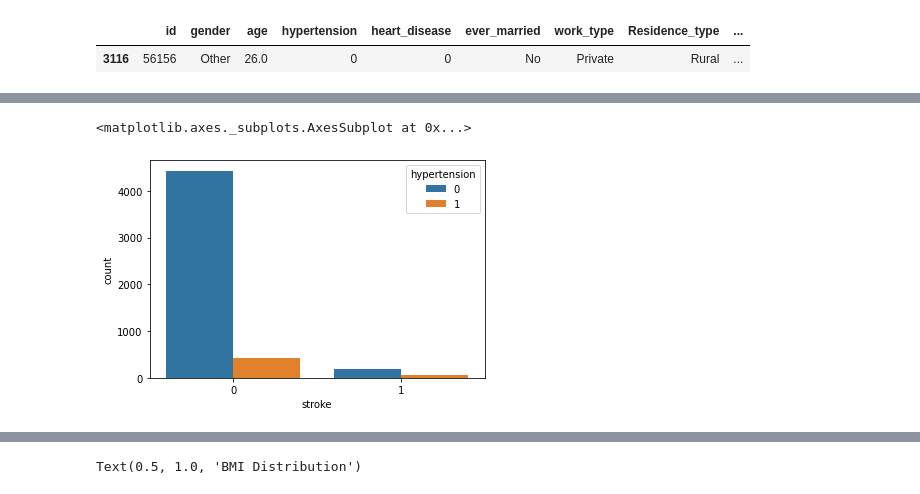
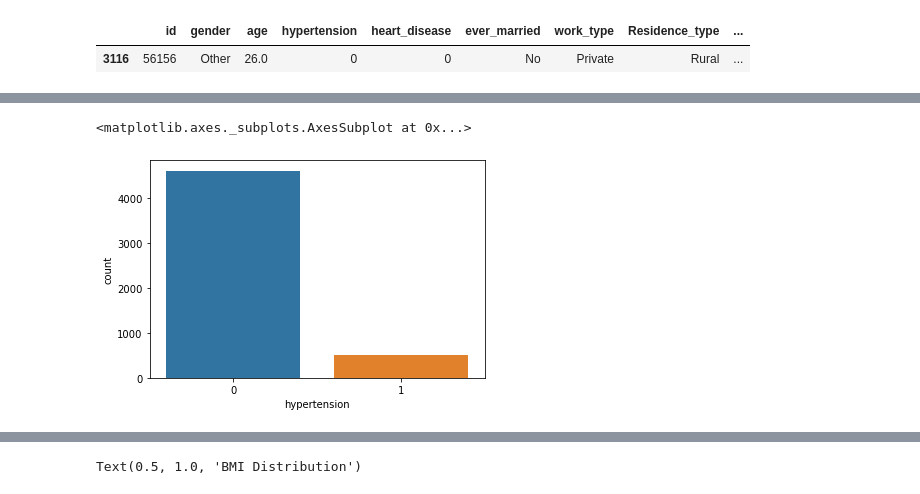
Before and after one commit to jordan-maulino/stroke_prediction, a Jupyter notebook: stroke_prediction.ipynb, the cells around one changed output, grey strips where cells are left out. Saved outputs shown, nothing was run; the diff lists cells and outputs as text; code cells hidden in the pictures.

```diff
--- a/stroke_prediction.ipynb
+++ b/stroke_prediction.ipynb
@@ -167,5 +151,5 @@ plt.show()
 # %%
-sns.countplot(x='stroke', hue='hypertension', data=df)
+sns.countplot('hypertension', data=df)
 # %% [output]
 <matplotlib.axes._subplots.AxesSubplot at 0x...>
-[figure, old version]
+[figure, new version]
```
Also changed, not shown: parts of 11 cells of this notebook.
